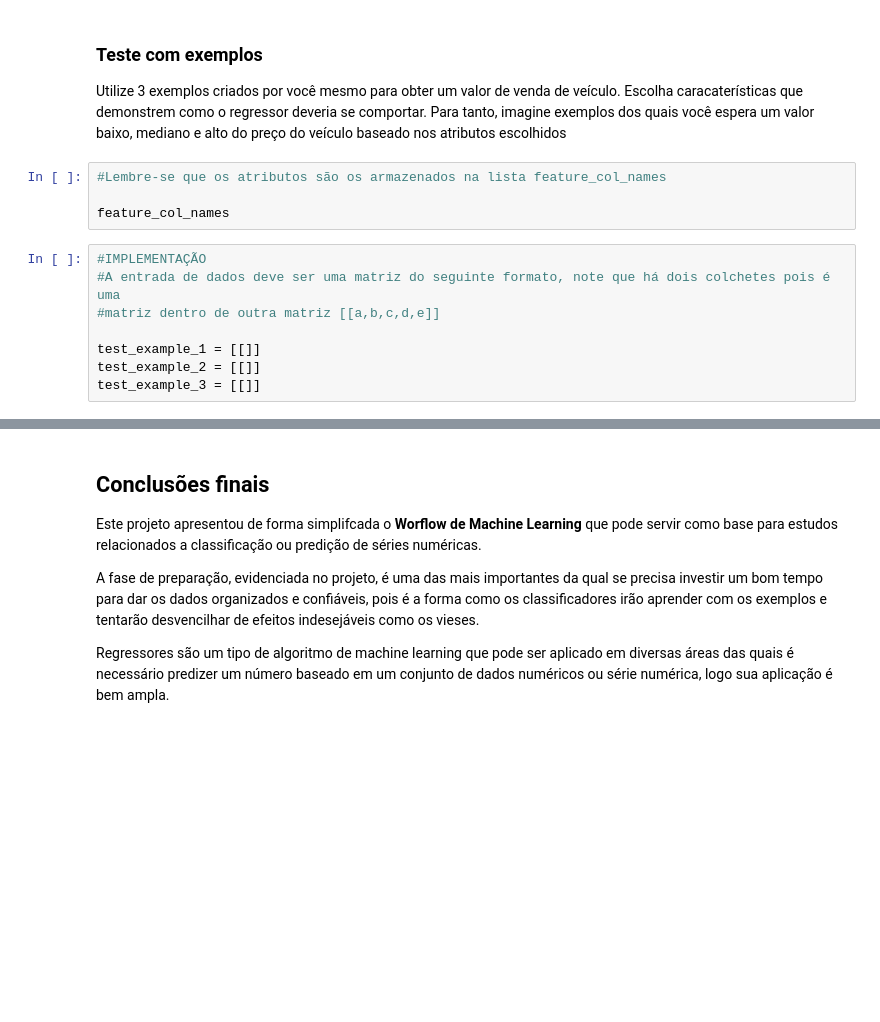
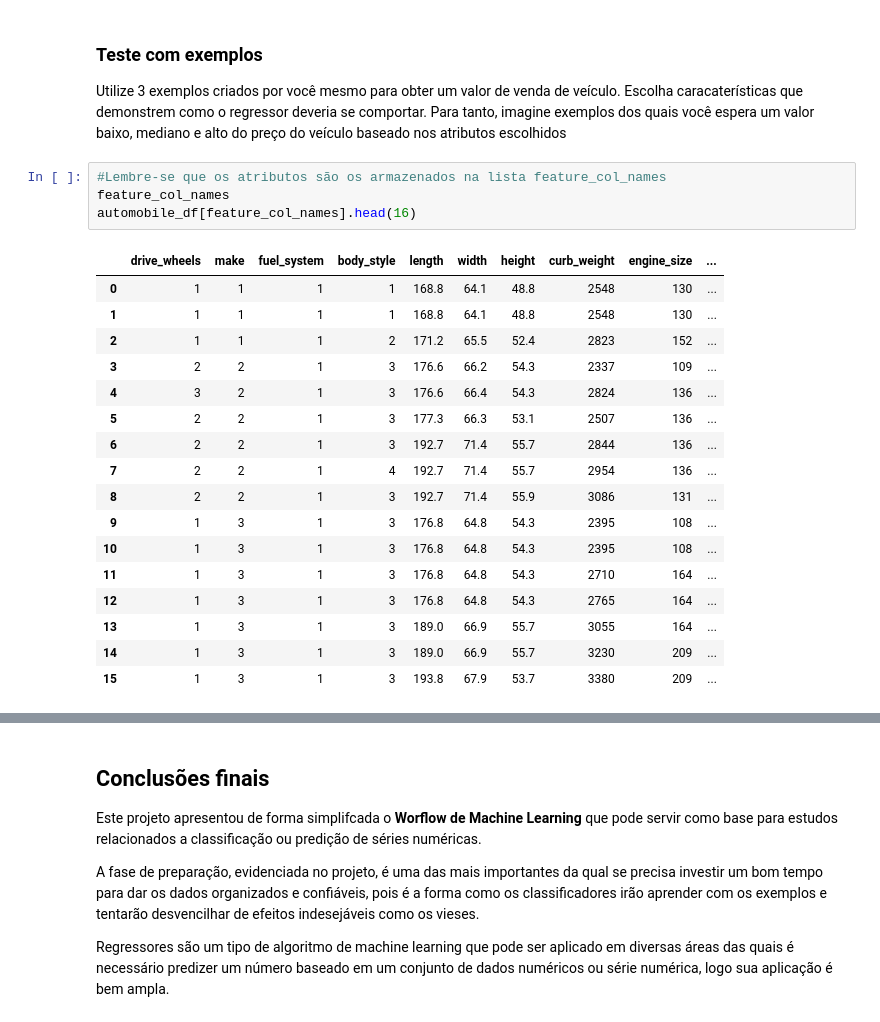
Before and after one commit to rafalfs/fiapIA-trabalhos-grupo, a Jupyter notebook: trabalho_python/automobile-price-prediction.ipynb, the cells around one changed output, grey strips where cells are left out. Drawn from its saved outputs; the diff is of its cells as text; blank space fills up the shorter version.

```diff
--- a/trabalho_python/automobile-price-prediction.ipynb
+++ b/trabalho_python/automobile-price-prediction.ipynb
@@ -735,13 +751,23 @@ Configure o classificador selecionado com os parâmetros otimizados obtidos ante
 Utilize 3 exemplos criados por você mesmo para obter um valor de venda de veículo. Escolha caracaterísticas que demonstrem como o regressor deveria se comportar. Para tanto, imagine exemplos dos quais você espera um valor baixo, mediano e alto do preço do veículo baseado nos atributos escolhidos
 # %%
 #Lembre-se que os atributos são os armazenados na lista feature_col_names
-
 feature_col_names
+automobile_df[feature_col_names].head(16)
+# %% [output]
+|  | drive_wheels | make | fuel_system | body_style | length | width | height | curb_weight | engine_size | ... |
+| 0 | 1 | 1 | 1 | 1 | 168.8 | 64.1 | 48.8 | 2548 | 130 | ... |
+| 1 | 1 | 1 | 1 | 1 | 168.8 | 64.1 | 48.8 | 2548 | 130 | ... |
+| 2 | 1 | 1 | 1 | 2 | 171.2 | 65.5 | 52.4 | 2823 | 152 | ... |
+| 3 | 2 | 2 | 1 | 3 | 176.6 | 66.2 | 54.3 | 2337 | 109 | ... |
+| 4 | 3 | 2 | 1 | 3 | 176.6 | 66.4 | 54.3 | 2824 | 136 | ... |
+| 5 | 2 | 2 | 1 | 3 | 177.3 | 66.3 | 53.1 | 2507 | 136 | ... |
+| 6 | 2 | 2 | 1 | 3 | 192.7 | 71.4 | 55.7 | 2844 | 136 | ... |
+| 7 | 2 | 2 | 1 | 4 | 192.7 | 71.4 | 55.7 | 2954 | 136 | ... |
+| 8 | 2 | 2 | 1 | 3 | 192.7 | 71.4 | 55.9 | 3086 | 131 | ... |
+| 9 | 1 | 3 | 1 | 3 | 176.8 | 64.8 | 54.3 | 2395 | 108 | ... |
+| 10 | 1 | 3 | 1 | 3 | 176.8 | 64.8 | 54.3 | 2395 | 108 | ... |
+| 11 | 1 | 3 | 1 | 3 | 176.8 | 64.8 | 54.3 | 2710 | 164 | ... |
+| 12 | 1 | 3 | 1 | 3 | 176.8 | 64.8 | 54.3 | 2765 | 164 | ... |
+| 13 | 1 | 3 | 1 | 3 | 189.0 | 66.9 | 55.7 | 3055 | 164 | ... |
+| 14 | 1 | 3 | 1 | 3 | 189.0 | 66.9 | 55.7 | 3230 | 209 | ... |
+| 15 | 1 | 3 | 1 | 3 | 193.8 | 67.9 | 53.7 | 3380 | 209 | ... |
-# %%
-#IMPLEMENTAÇÃO
-#A entrada de dados deve ser uma matriz do seguinte formato, note que há dois colchetes pois é uma
-#matriz dentro de outra matriz [[a,b,c,d,e]]
-
-test_example_1 = [[]]
-test_example_2 = [[]]
-test_example_3 = [[]]
```
Also changed, not shown: parts of 16 cells of this notebook.
